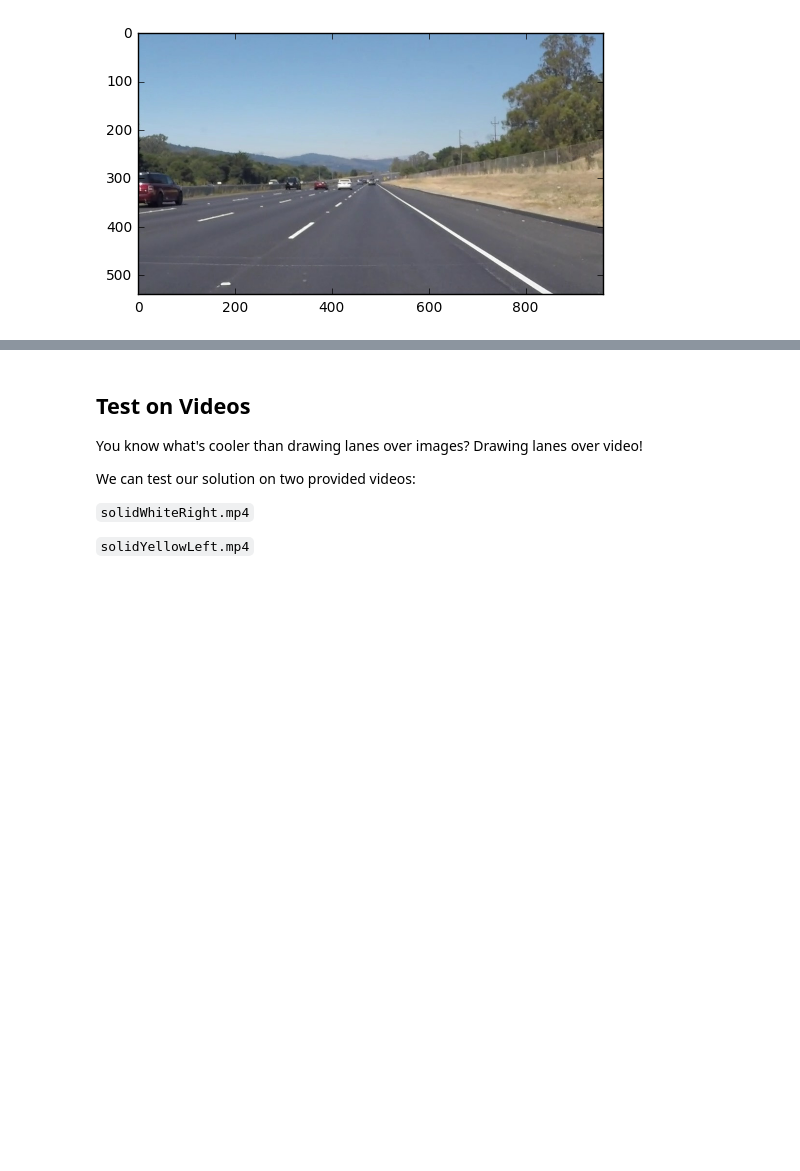
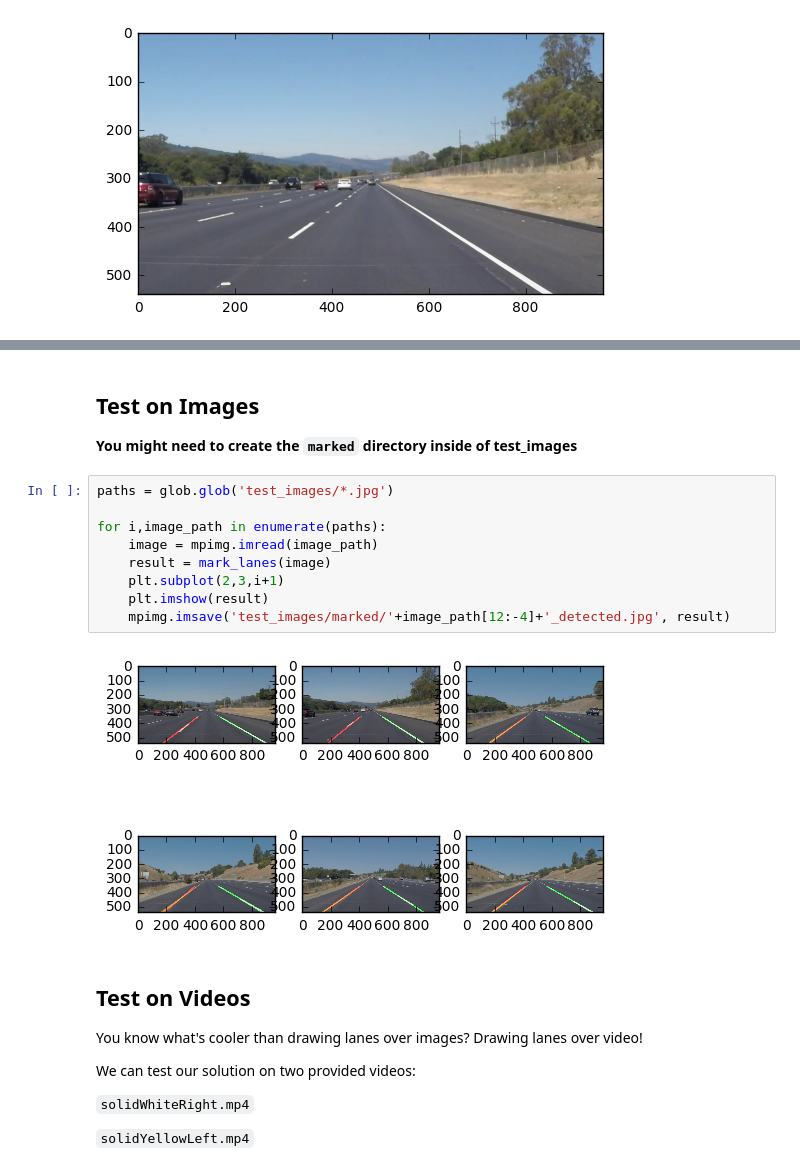
Before and after one commit to davidawad/Lane-Detection, a Jupyter notebook: notebook.ipynb, the cells around one changed output, grey strips where cells are left out. Cells and saved outputs as stored; diff of their text form; blank space fills up the shorter version.

```diff
--- a/notebook.ipynb
+++ b/notebook.ipynb
@@ -205,3 +194,18 @@ run your solution on all test_images and make copies into the test_images direct
+# %% [markdown]
+## Test on Images
+
+**You might need to create the `marked` directory inside of test_images**
+# %%
+paths = glob.glob('test_images/*.jpg')
+
+for i,image_path in enumerate(paths):
+    image = mpimg.imread(image_path)
+    result = mark_lanes(image)
+    plt.subplot(2,3,i+1)
+    plt.imshow(result)
+    mpimg.imsave('test_images/marked/'+image_path[12:-4]+'_detected.jpg', result)
+# %% [output]
+[figure, added]
 # %% [markdown]
 ## Test on Videos
 
```
Also changed, not shown: parts of 17 cells of this notebook, 18 other files.
